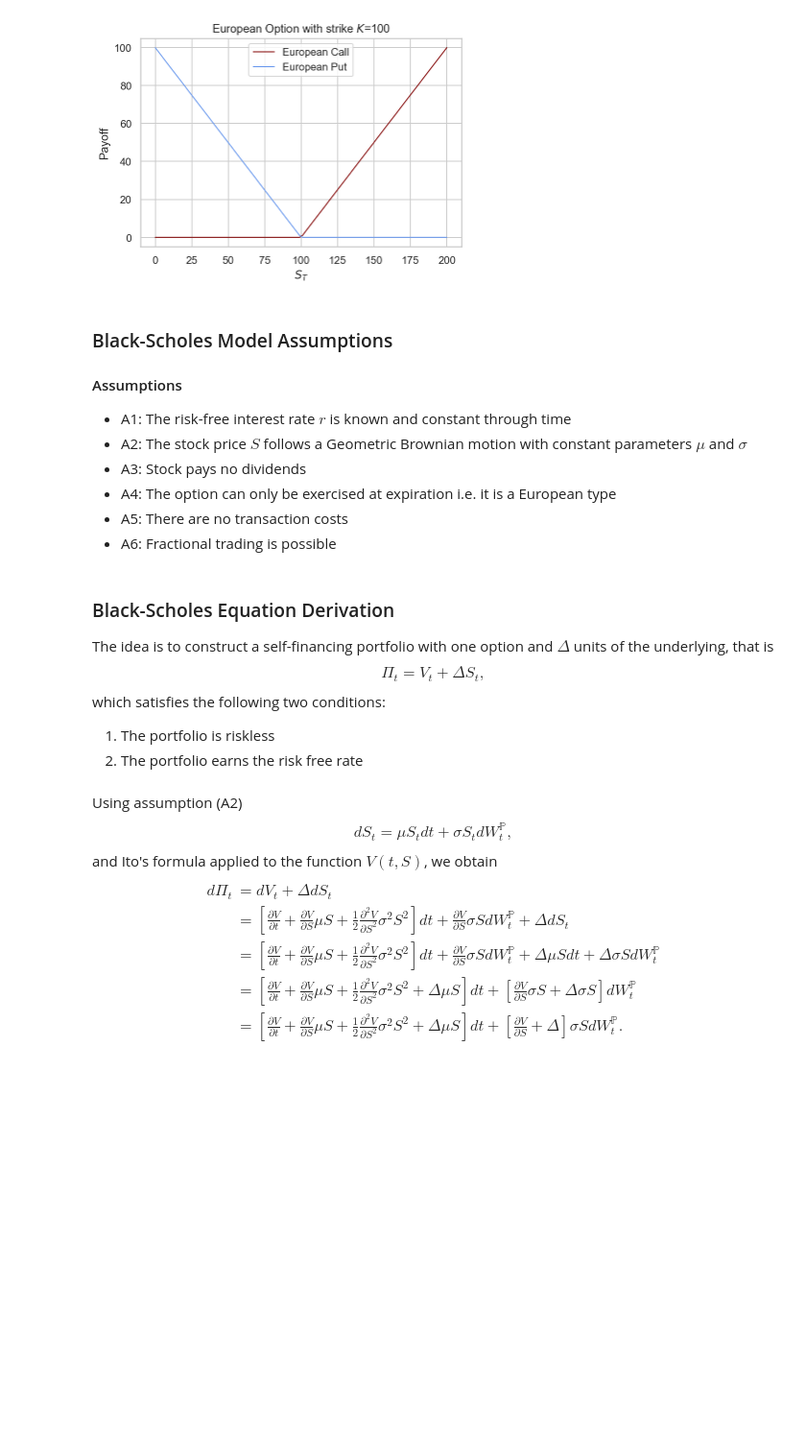
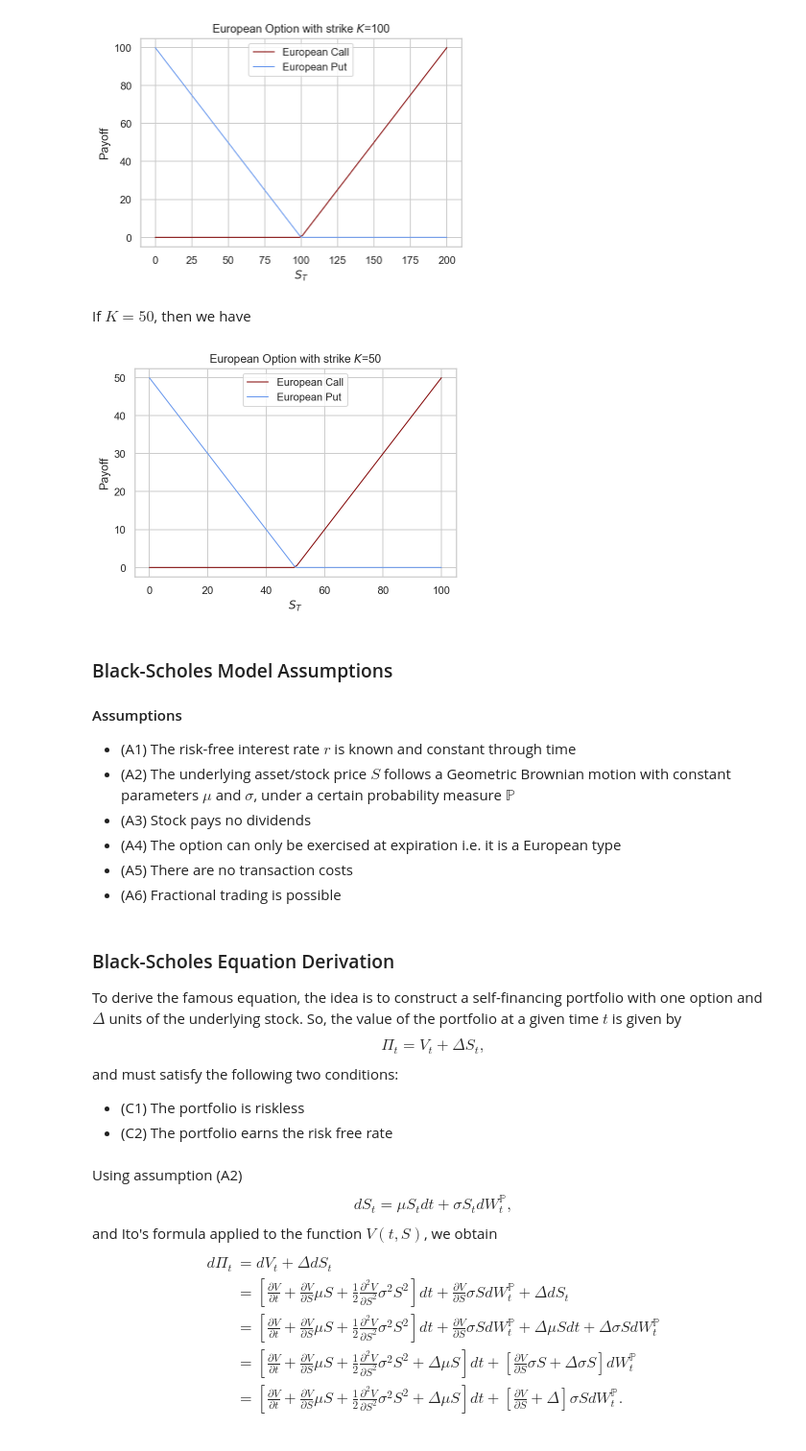
Before and after one commit to quantgirluk/ICMM, a Jupyter notebook: Day 2/Part_2_1.ipynb, the cells around one changed output. Shown at 96% size. Drawn from its saved outputs; the diff is of its cells as text; code cells hidden in the pictures; blank space fills up the shorter version.

```diff
--- a/Day 2/Part_2_1.ipynb
+++ b/Day 2/Part_2_1.ipynb
@@ -44,6 +46,7 @@ Consider an European option with strike $K=100$. Then its payoff as a function o
 # %%
-def draw_payoff(S=100, K=100):
+def draw_payoff(K):
 
+    S = K
     underlying_prices = np.linspace(.0,  2*S, 100)
     values_call = [np.maximum(s - K, 0) for s in underlying_prices]
     values_put = [np.maximum(K-s, 0) for s in underlying_prices]
@@ -63,25 +68,29 @@ draw_payoff()
 # %% [output]
 [figure]
+# %% [markdown]
+If $K=50$, then we have
+# %%
+draw_payoff(K=50)
+# %% [output]
+[figure, added]
 # %% [markdown]
 ### Black-Scholes Model Assumptions
 
 #### Assumptions
 
-- A1: The risk-free interest rate $r$ is known and constant through time
-- A2: The stock price $S$ follows a Geometric Brownian motion with constant parameters $\mu$ and $\sigma$
-- A3: Stock pays no dividends
-- A4: The option can only be exercised at expiration i.e. it is a European type
-- A5: There are no transaction costs
-- A6: Fractional trading is possible
+- (A1) The risk-free interest rate $r$ is known and constant through time
+- (A2) The underlying asset/stock price $S$ follows a Geometric Brownian motion with constant parameters $\mu$ and $\sigma$, under a certain probability measure $\mathbb{P}$
+- (A3) Stock pays no dividends
+- (A4) The option can only be exercised at expiration i.e. it is a European type
+- (A5) There are no transaction costs
+- (A6) Fractional trading is possible
 # %% [markdown]
 ### Black-Scholes Equation Derivation
-The idea is to construct a self-financing portfolio with one option and $\Delta$ units of the underlying,
-that is
+To derive the famous equation, the idea is to construct a self-financing portfolio with one option and $\Delta$ units of the underlying stock. So, the value of the portfolio at a given time $t$ is given by
 $$\Pi_t = V_t + \Delta S_t,$$
-which satisfies the following two conditions:
-
-1. The portfolio is riskless
-2. The portfolio earns the risk free rate
+and must satisfy the following two conditions:
+- (C1) The portfolio is riskless
+- (C2) The portfolio earns the risk free rate
 # %% [markdown]
 Using assumption (A2)
 $$dS_t = \mu S_t dt + \sigma S_t dW_t^{\mathbb{P}},$$
```
Also changed, not shown: parts of 14 cells of this notebook, 1 other file.
